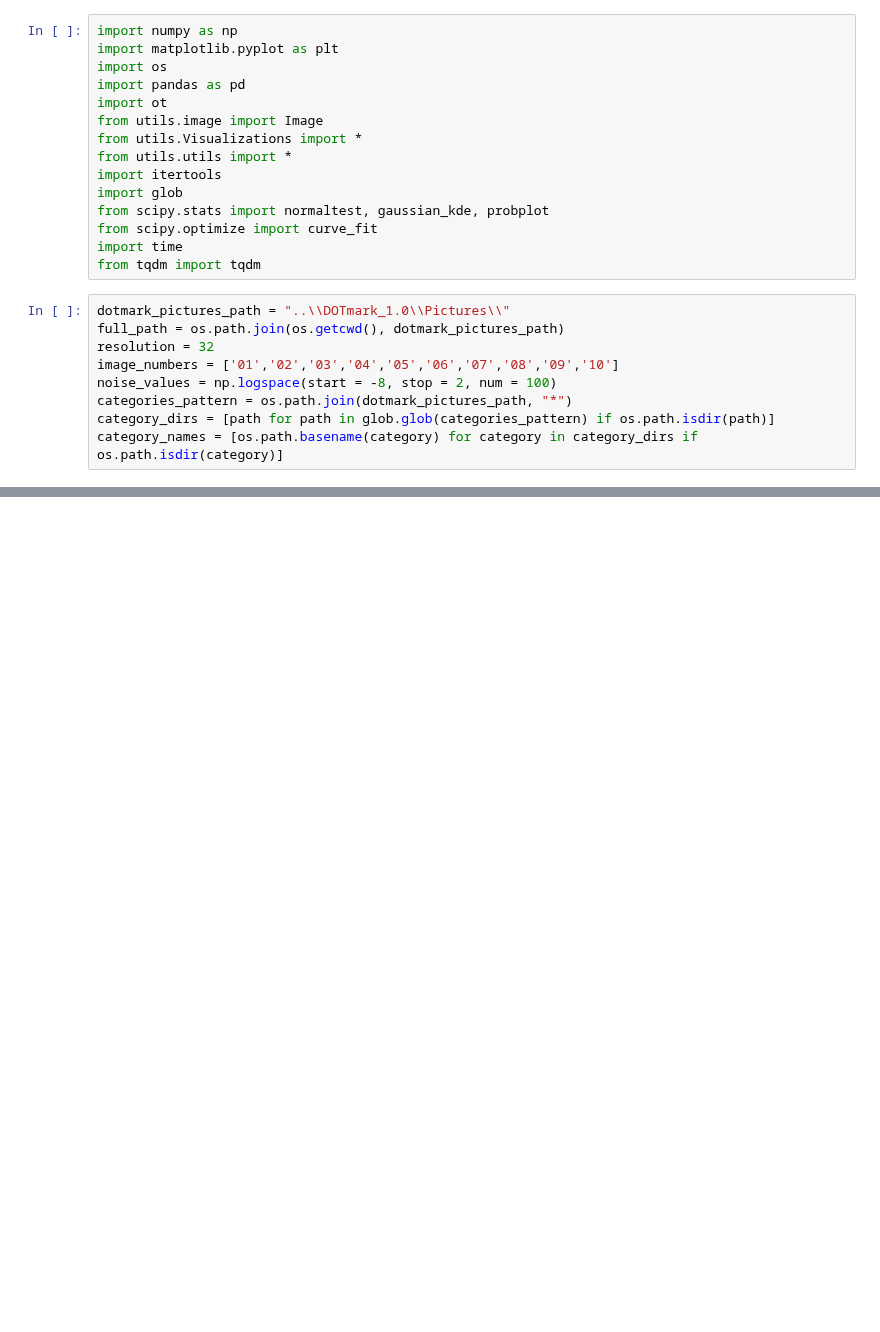
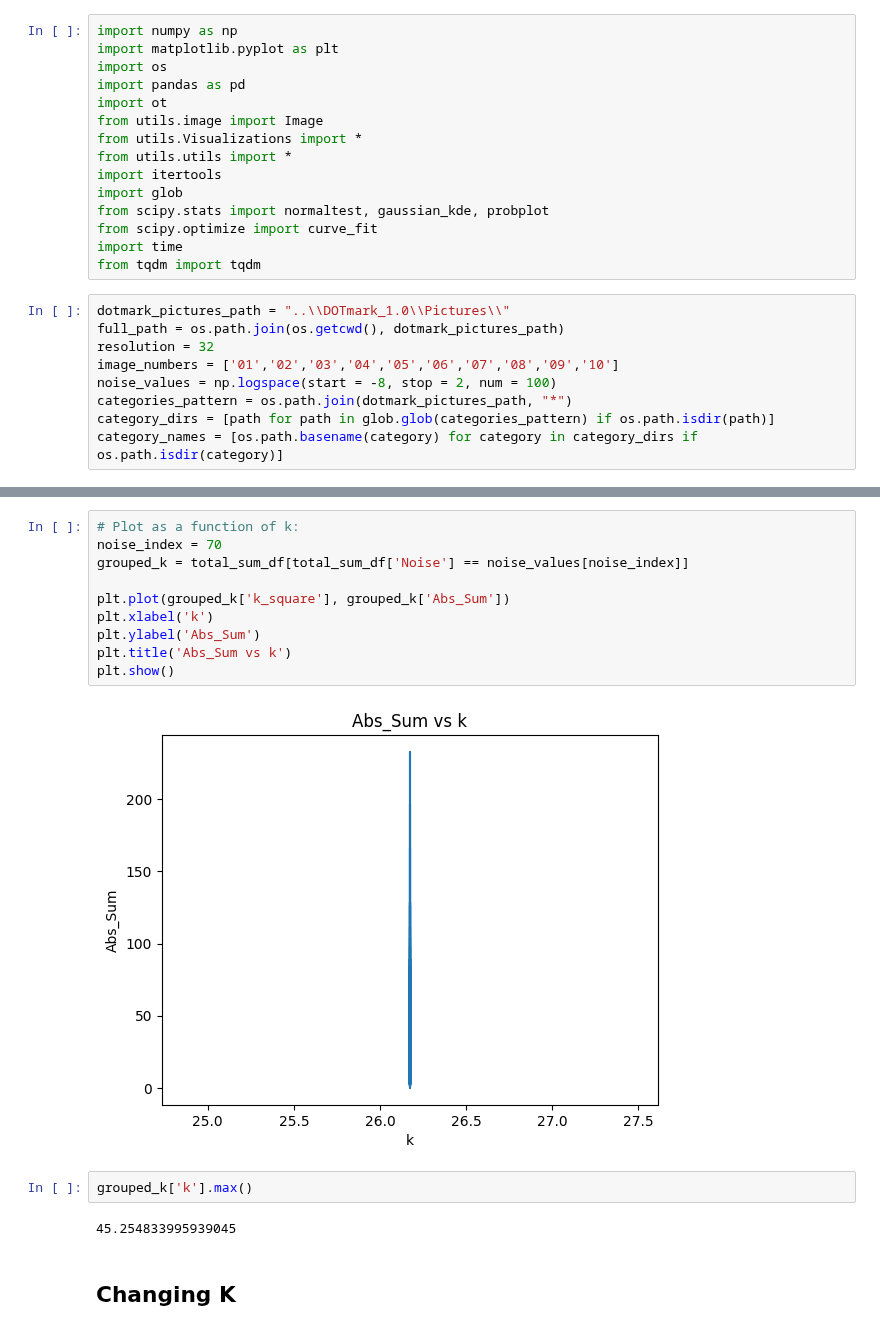
Before and after one commit to warik21/Thesis, a Jupyter notebook: expec_bxxby.ipynb, the cells around one changed output, grey strips where cells are left out. Saved outputs shown, nothing was run; the diff lists cells and outputs as text; blank space fills up the shorter version.

```diff
--- a/expec_bxxby.ipynb
+++ b/expec_bxxby.ipynb
@@ -101,0 +107,18 @@ plt.show()
+# %%
+# Plot as a function of k:
+noise_index = 70
+grouped_k = total_sum_df[total_sum_df['Noise'] == noise_values[noise_index]]
+
+plt.plot(grouped_k['k_square'], grouped_k['Abs_Sum'])
+plt.xlabel('k')
+plt.ylabel('Abs_Sum')
+plt.title('Abs_Sum vs k')
+plt.show()
+# %% [output]
+[figure, added]
+# %%
+grouped_k['k'].max()
+# %% [output]
+45.254833995939045
+# %% [markdown]
+## Changing K
```
Also changed, not shown: parts of 9 cells of this notebook, 2 other files.
